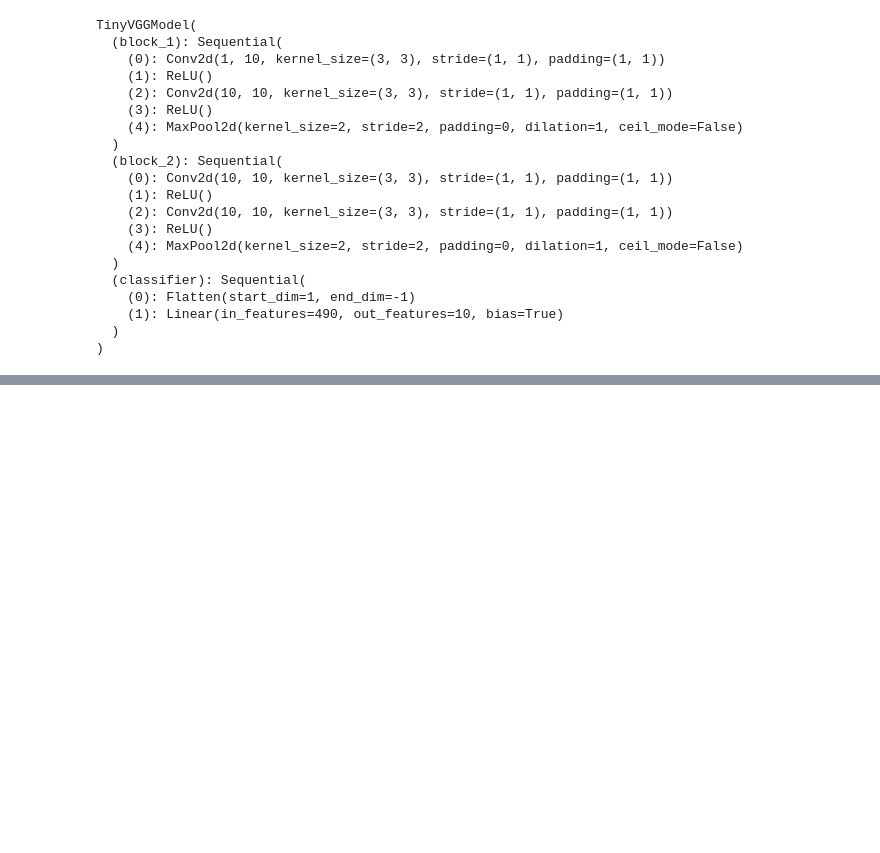
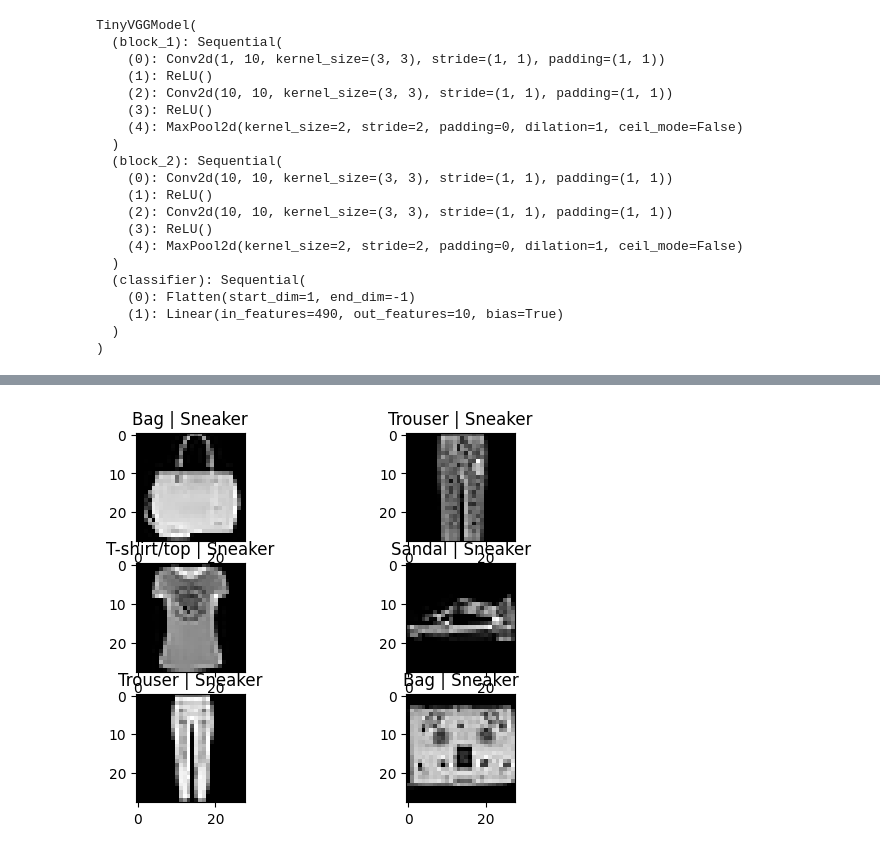
Before and after one commit to TudorMurariu/Learning-Pytorch, a Jupyter notebook: 03 PyTorch Computer Vision.ipynb, the cells around one changed output, grey strips where cells are left out. Cells and saved outputs as stored; diff of their text form; code cells hidden in the pictures; blank space fills up the shorter version.

```diff
--- a/03 PyTorch Computer Vision.ipynb
+++ b/03 PyTorch Computer Vision.ipynb
@@ -584,0 +587,18 @@ Train loss: 4321.48975 | Test loss: 0.47686, Test acc: 83.49%
+# %%
+# 10. Make predictions using your trained model and visualize at least 5 of them comparing the prediction to the target label.
+
+model_3.eval()
+for i in range(6):
+   plt.subplot(3, 2, i+1)
+   idx = random.randint(0, len(test_data))
+   image, label = test_data[idx]
+   plt.imshow(image.squeeze(), cmap="gray")
+
+   sample = image.unsqueeze(0)
+   y_logit = model_3(sample)
+   pred = torch.softmax(y_logit, dim=1).argmax(dim=1).item()
+   plt.title(class_names[label] + " | " + class_names[pred])
+
+plt.show()
+# %% [output]
+[figure, added]
```
Also changed, not shown: parts of 4 cells of this notebook.
